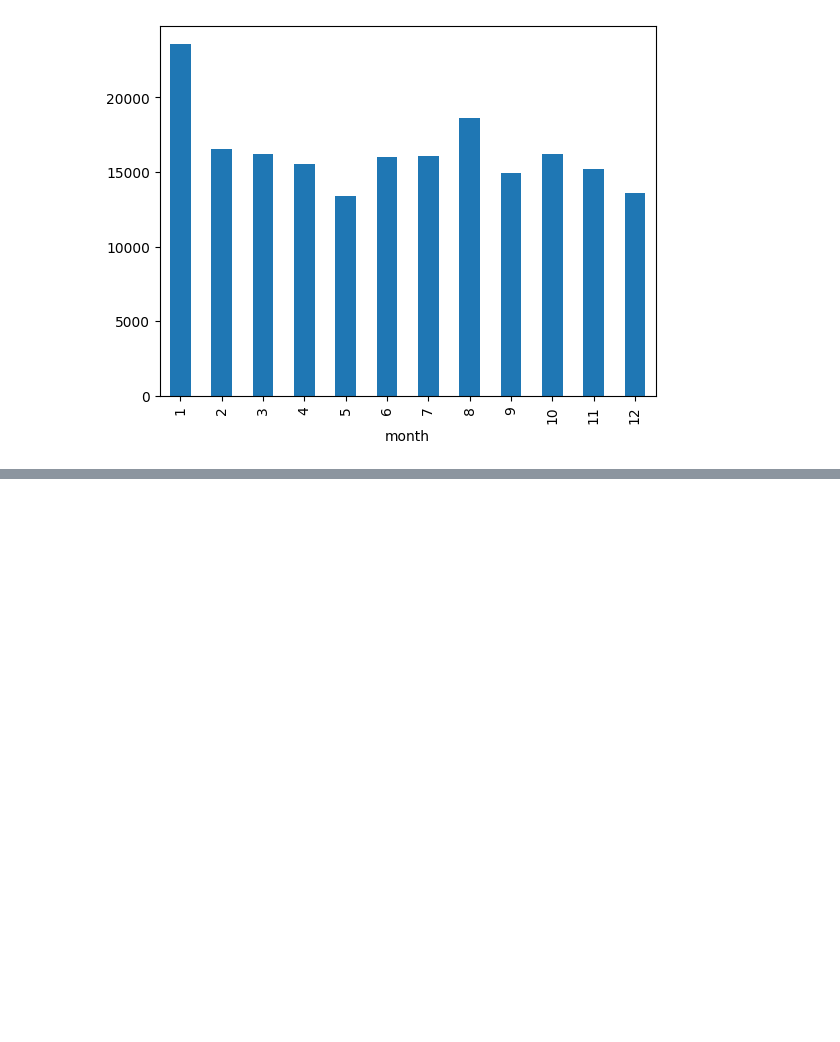
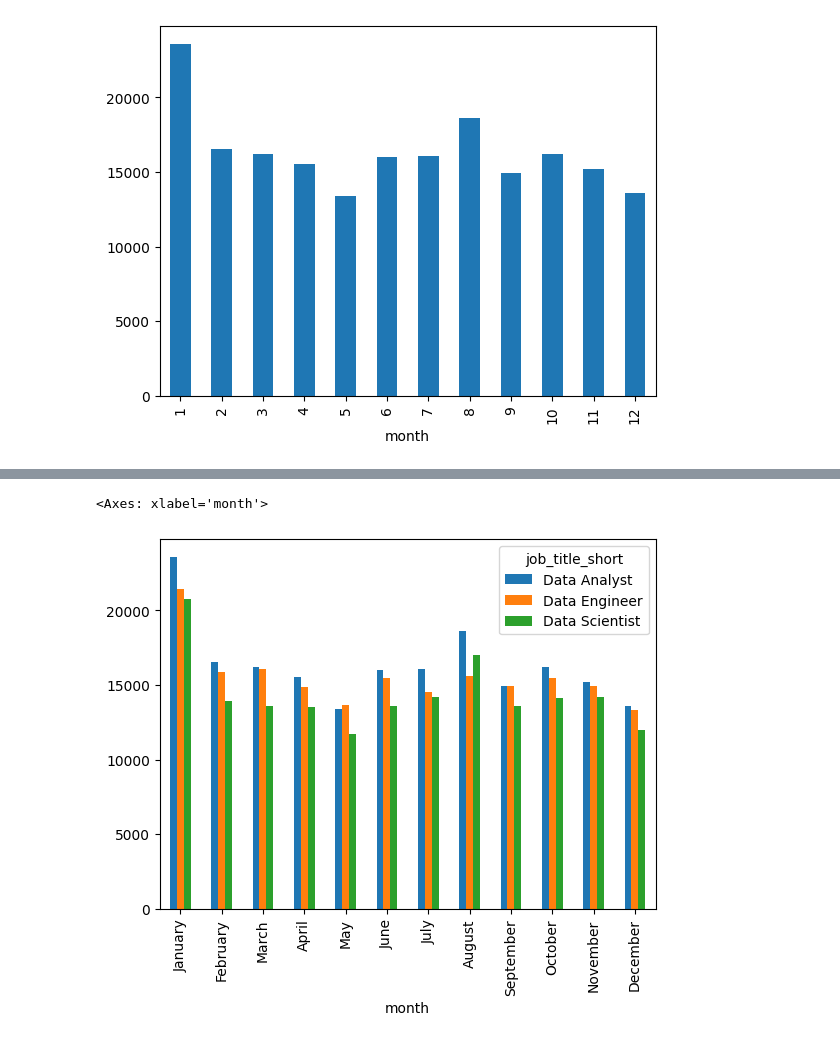
Before and after one commit to Maxime-VP/Proyectos-de-practica, a Jupyter notebook: Python/Jupyter/Monthly_Job_Demand_exercise.ipynb, the cells around one changed output, grey strips where cells are left out. Drawn from its saved outputs; the diff is of its cells as text; code cells hidden in the pictures; blank space fills up the shorter version.

```diff
--- a/Python/Jupyter/Monthly_Job_Demand_exercise.ipynb
+++ b/Python/Jupyter/Monthly_Job_Demand_exercise.ipynb
@@ -134,0 +196,8 @@ df_grouped_Data_Analyst.plot(kind="bar")
+# %%
+top_3 = df_sorted["job_title_short"].value_counts().head(3)
+top_3 = top_3.index.to_list()
+# %%
+df_pivot[top_3].plot(kind="bar")
+# %% [output]
+<Axes: xlabel='month'>
+[figure, added]
```
Also changed, not shown: parts of 8 cells of this notebook.
